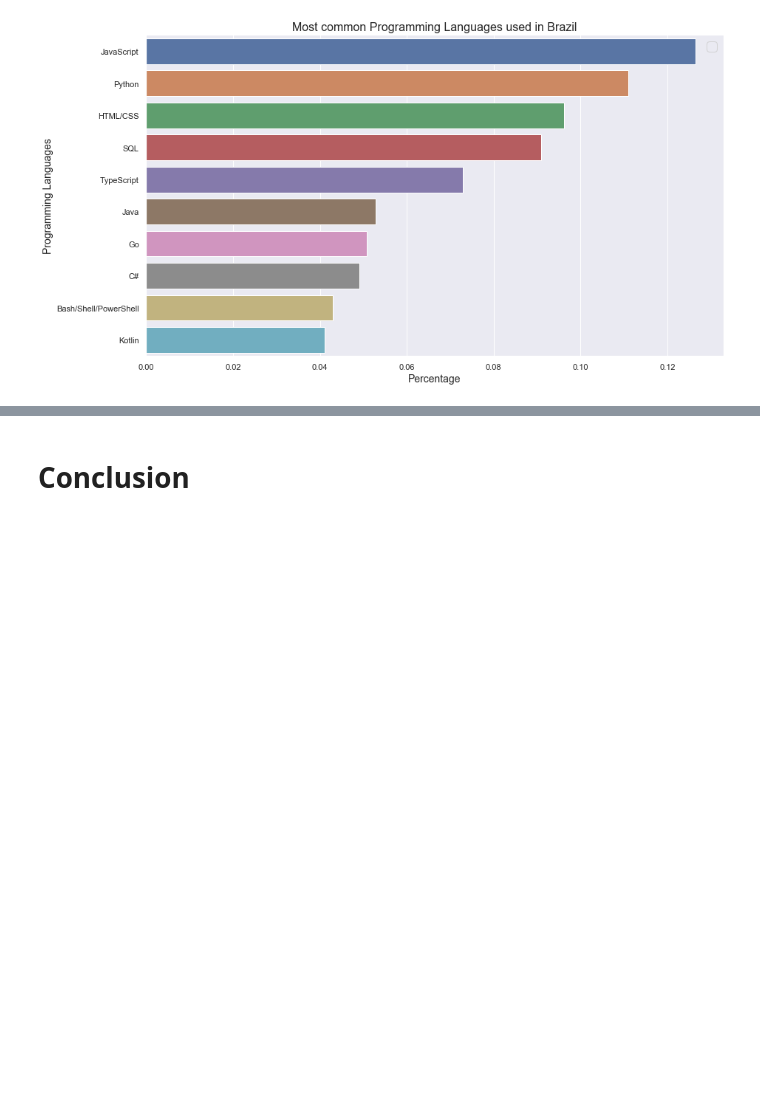
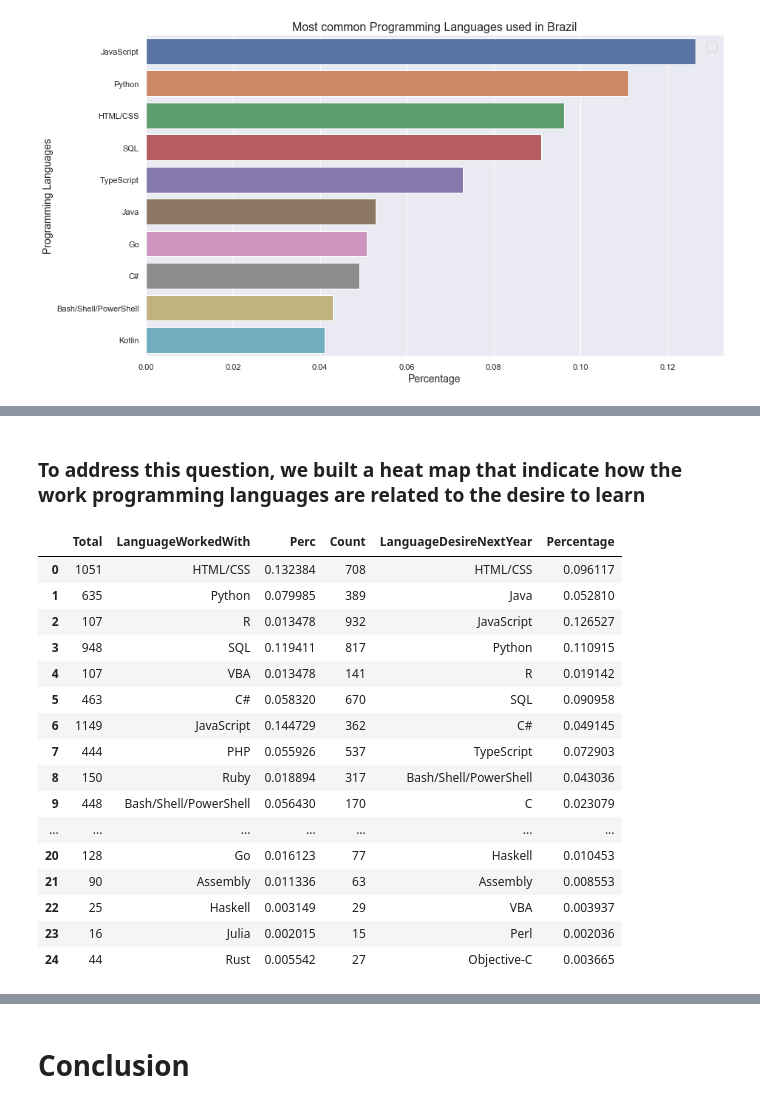
Before and after one commit to chemalle/Write-A-Data-Science-Blog-Post, a Jupyter notebook: Udacity_1s_Project_How_to_write_a_data_science_blog_post.ipynb, the cells around one changed output, grey strips where cells are left out. Saved outputs shown, nothing was run; the diff lists cells and outputs as text; code cells hidden in the pictures; blank space fills up the shorter version.

```diff
--- a/Udacity_1s_Project_How_to_write_a_data_science_blog_post.ipynb
+++ b/Udacity_1s_Project_How_to_write_a_data_science_blog_post.ipynb
@@ -467,0 +470,2 @@ No handles with labels found to put in legend.
+# %% [markdown]
+### To address this question, we built a heat map that indicate how the work programming languages are related to the desire to learn
@@ -467,0 +479,20 @@ No handles with labels found to put in legend.
+# %%
+result
+# %% [output]
+|  | Total | LanguageWorkedWith | Perc | Count | LanguageDesireNextYear | Percentage |
+| 0 | 1051 | HTML/CSS | 0.132384 | 708 | HTML/CSS | 0.096117 |
+| 1 | 635 | Python | 0.079985 | 389 | Java | 0.052810 |
+| 2 | 107 | R | 0.013478 | 932 | JavaScript | 0.126527 |
+| 3 | 948 | SQL | 0.119411 | 817 | Python | 0.110915 |
+| 4 | 107 | VBA | 0.013478 | 141 | R | 0.019142 |
+| 5 | 463 | C# | 0.058320 | 670 | SQL | 0.090958 |
+| 6 | 1149 | JavaScript | 0.144729 | 362 | C# | 0.049145 |
+| 7 | 444 | PHP | 0.055926 | 537 | TypeScript | 0.072903 |
+| 8 | 150 | Ruby | 0.018894 | 317 | Bash/Shell/PowerShell | 0.043036 |
+| 9 | 448 | Bash/Shell/PowerShell | 0.056430 | 170 | C | 0.023079 |
+| ... | ... | ... | ... | ... | ... | ... |
+| 20 | 128 | Go | 0.016123 | 77 | Haskell | 0.010453 |
+| 21 | 90 | Assembly | 0.011336 | 63 | Assembly | 0.008553 |
+| 22 | 25 | Haskell | 0.003149 | 29 | VBA | 0.003937 |
+| 23 | 16 | Julia | 0.002015 | 15 | Perl | 0.002036 |
+| 24 | 44 | Rust | 0.005542 | 27 | Objective-C | 0.003665 |
```
Also changed, not shown: parts of 13 cells of this notebook.
